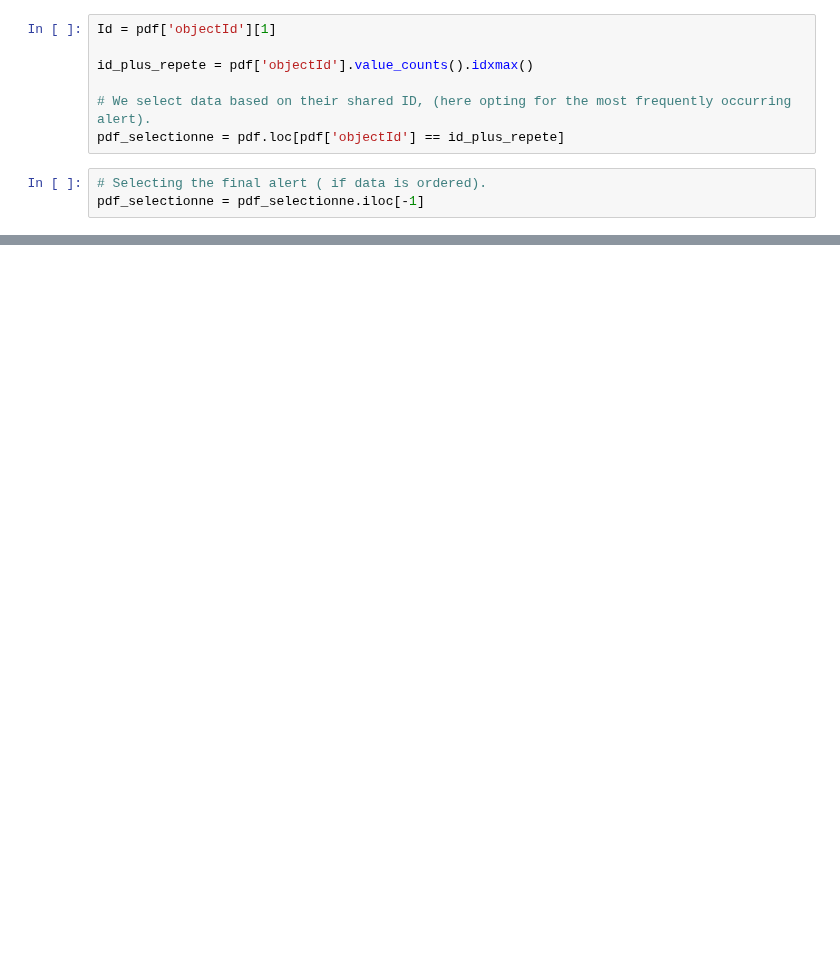
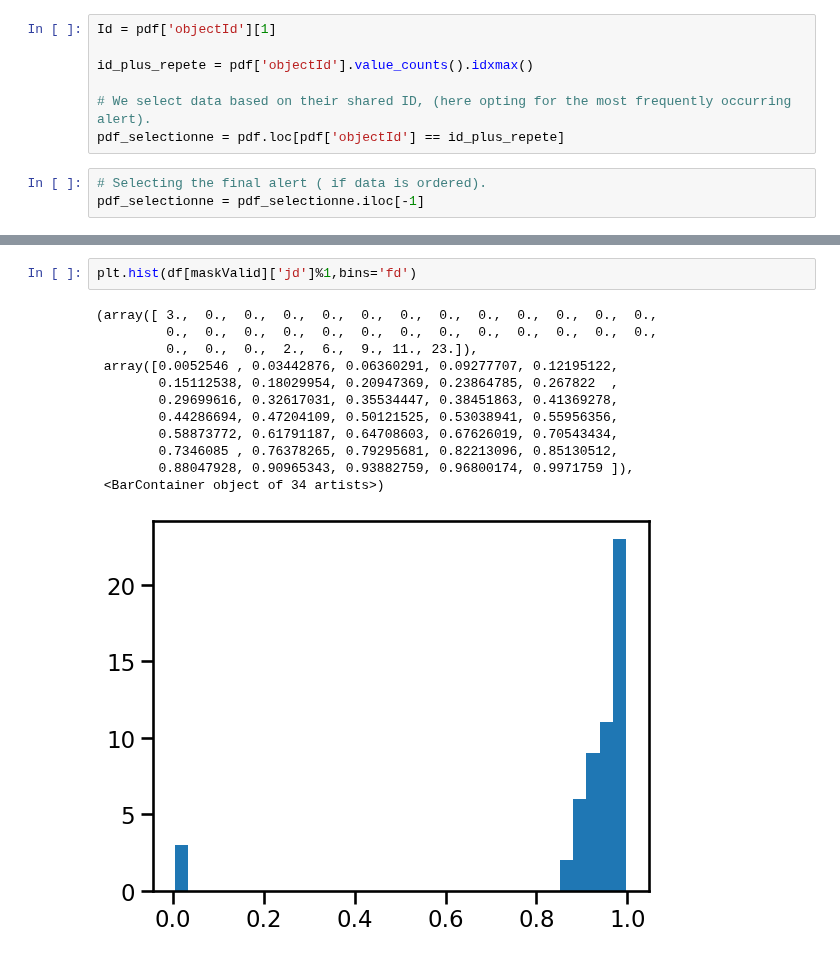
Before and after one commit to ManuGangler/FAnomAlly, a Jupyter notebook: notebook/data-transfer.ipynb, the cells around one changed output, grey strips where cells are left out. Saved outputs shown, nothing was run; the diff lists cells and outputs as text; blank space fills up the shorter version.

```diff
--- a/notebook/data-transfer.ipynb
+++ b/notebook/data-transfer.ipynb
@@ -264,0 +306,15 @@ id_plus_repete
+# %%
+plt.hist(df[maskValid]['jd']%1,bins='fd')
+# %% [output]
+(array([ 3.,  0.,  0.,  0.,  0.,  0.,  0.,  0.,  0.,  0.,  0.,  0.,  0.,
+         0.,  0.,  0.,  0.,  0.,  0.,  0.,  0.,  0.,  0.,  0.,  0.,  0.,
+         0.,  0.,  0.,  2.,  6.,  9., 11., 23.]),
+ array([0.0052546 , 0.03442876, 0.06360291, 0.09277707, 0.12195122,
+        0.15112538, 0.18029954, 0.20947369, 0.23864785, 0.267822  ,
+        0.29699616, 0.32617031, 0.35534447, 0.38451863, 0.41369278,
+        0.44286694, 0.47204109, 0.50121525, 0.53038941, 0.55956356,
+        0.58873772, 0.61791187, 0.64708603, 0.67626019, 0.70543434,
+        0.7346085 , 0.76378265, 0.79295681, 0.82213096, 0.85130512,
+        0.88047928, 0.90965343, 0.93882759, 0.96800174, 0.9971759 ]),
+ <BarContainer object of 34 artists>)
+[figure, added]
```
Also changed, not shown: parts of 19 cells of this notebook.
